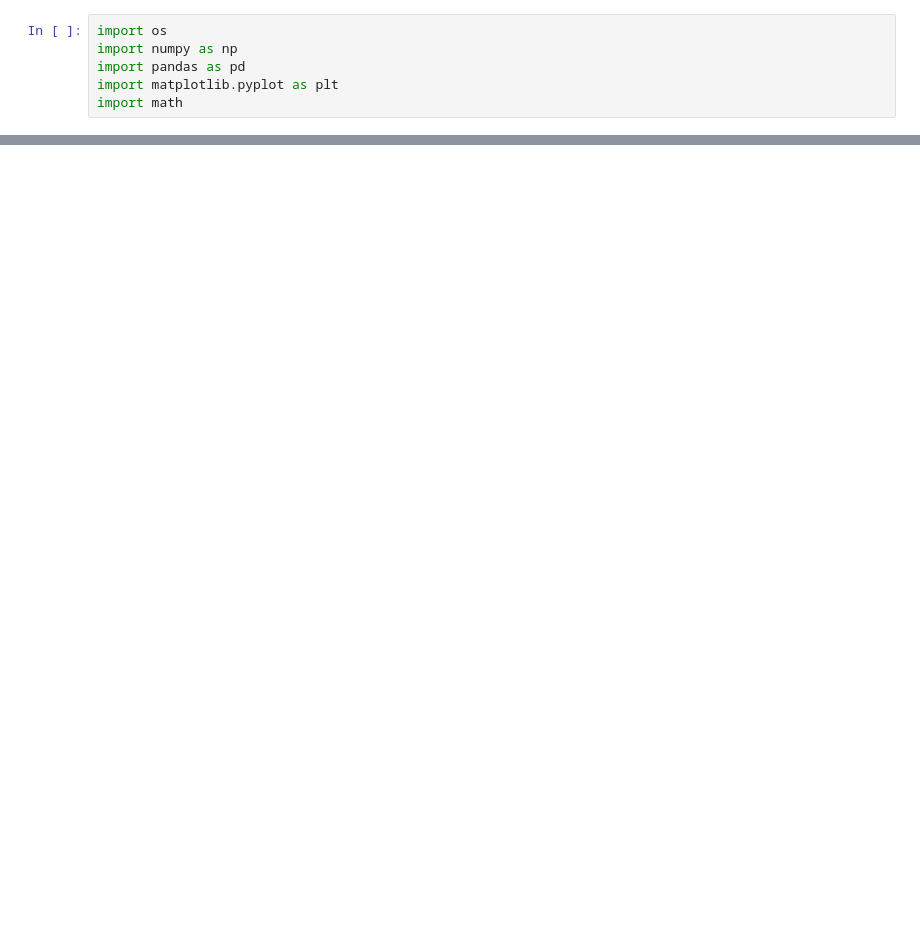
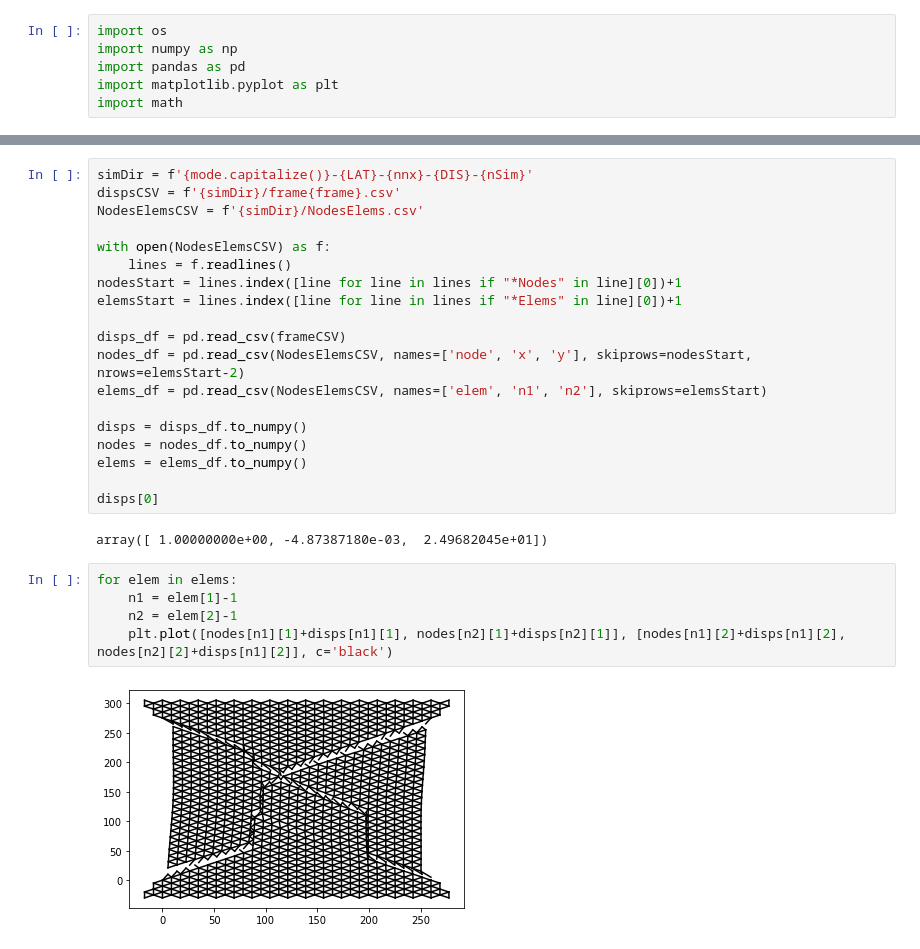
Before and after one commit to niccoforte/NF-PhD-gitRepo, a Jupyter notebook: code/ContinuumPlots.ipynb, the cells around one changed output, grey strips where cells are left out. Drawn from its saved outputs; the diff is of its cells as text; blank space fills up the shorter version.

```diff
--- a/code/ContinuumPlots.ipynb
+++ b/code/ContinuumPlots.ipynb
@@ -7 +17,29 @@ import math
+# %%
+simDir = f'{mode.capitalize()}-{LAT}-{nnx}-{DIS}-{nSim}'
+dispsCSV = f'{simDir}/frame{frame}.csv'
+NodesElemsCSV = f'{simDir}/NodesElems.csv'
+
+with open(NodesElemsCSV) as f:
+    lines = f.readlines()
+nodesStart = lines.index([line for line in lines if "*Nodes" in line][0])+1
+elemsStart = lines.index([line for line in lines if "*Elems" in line][0])+1
+
+disps_df = pd.read_csv(frameCSV)
+nodes_df = pd.read_csv(NodesElemsCSV, names=['node', 'x', 'y'], skiprows=nodesStart, nrows=elemsStart-2)
+elems_df = pd.read_csv(NodesElemsCSV, names=['elem', 'n1', 'n2'], skiprows=elemsStart)
+
+disps = disps_df.to_numpy()
+nodes = nodes_df.to_numpy()
+elems = elems_df.to_numpy()
+
+disps[0]
+# %% [output]
+array([ 1.00000000e+00, -4.87387180e-03,  2.49682045e+01])
+# %%
+for elem in elems:
+    n1 = elem[1]-1
+    n2 = elem[2]-1
+    plt.plot([nodes[n1][1]+disps[n1][1], nodes[n2][1]+disps[n2][1]], [nodes[n1][2]+disps[n1][2], nodes[n2][2]+disps[n1][2]], c='black')
+# %% [output]
+[figure, added]
 # %%
```
Also changed, not shown: parts of 2 cells of this notebook, 7 other files.
